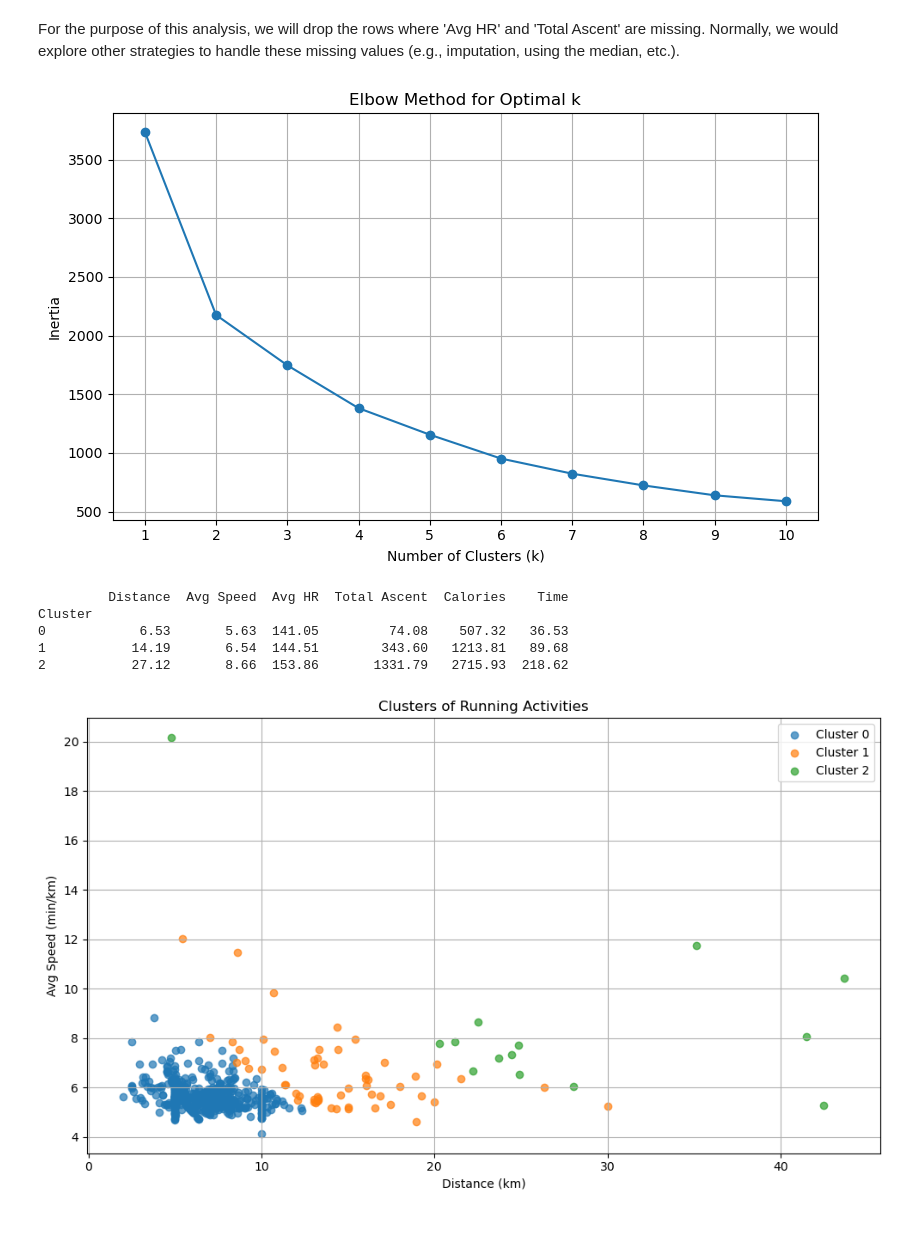
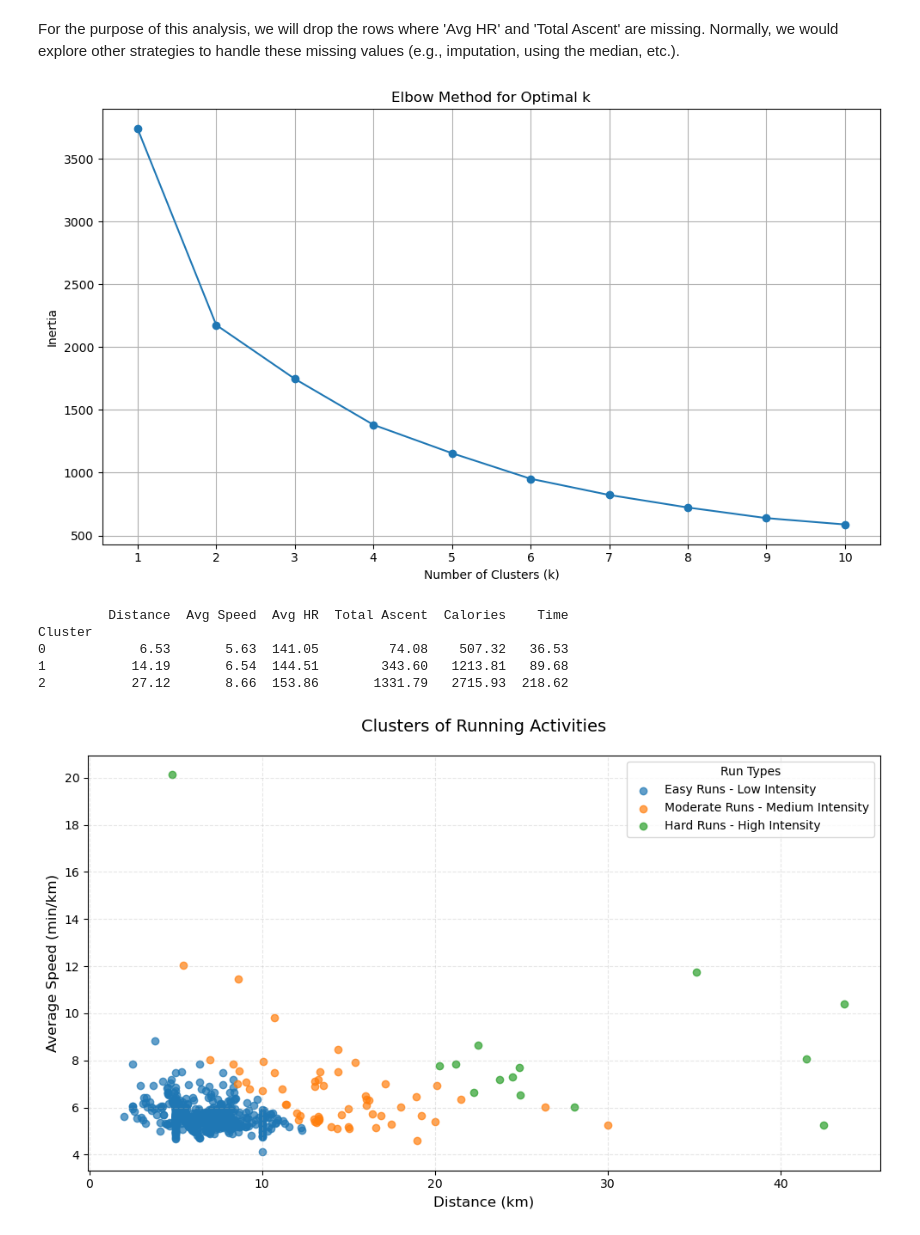
Before and after one commit to kostaskes/my-garmin-runs, a Jupyter notebook: running_analysis.ipynb, the cells around one changed output. Cells and saved outputs as stored; diff of their text form; code cells hidden in the pictures.

```diff
--- a/running_analysis.ipynb
+++ b/running_analysis.ipynb
@@ -469,24 +428,24 @@ scaler = StandardScaler()
 # apply scaling to our clustering data
 scaled_data = scaler.fit_transform(clustering_data)
 # %%
-# Try different numbers of clusters and record the inertia
+# try different numbers of clusters and record the inertia
 inertia = []
 K_range = range(1, 11)
 for k in K_range:
     kmeans = KMeans(n_clusters=k, random_state=42, n_init=10)
     kmeans.fit(scaled_data)
     inertia.append(kmeans.inertia_)
 
-# Plot the elbow curve
-plt.figure(figsize=(8, 5))
+# plot the elbow curve
+plt.figure(figsize=(10, 6))
 plt.plot(K_range, inertia, marker='o')
 plt.title('Elbow Method for Optimal k')
 plt.xlabel('Number of Clusters (k)')
 plt.ylabel('Inertia')
 plt.xticks(K_range)
 plt.grid(True)
 plt.tight_layout()
 plt.show()
 # %% [output]
-[figure, old version]
+[figure, new version]
 # %%
@@ -509,22 +468,34 @@ Cluster
 1           14.19       6.54  144.51        343.60   1213.81   89.68
 2           27.12       8.66  153.86       1331.79   2715.93  218.62
 # %%
-# Add cluster labels to original (scaled) dataset for plotting
+# add cluster labels to dataset for plotting
 clustered_data = clustering_data.copy()
 clustered_data['Cluster'] = kmeans.labels_
 
-# Plot Distance vs Avg Speed, colored by cluster
+# define cluster titles
+cluster_titles = {
+    0: "Easy Runs - Low Intensity",
+    1: "Moderate Runs - Medium Intensity",
+    2: "Hard Runs - High Intensity"
+}
+
+# plot Distance vs Avg Speed
 plt.figure(figsize=(10, 6))
 for cluster in clustered_data['Cluster'].unique():
     subset = clustered_data[clustered_data['Cluster'] == cluster]
-    plt.scatter(subset['Distance'], subset['Avg Speed'], label=f'Cluster {cluster}', alpha=0.7)
+    plt.scatter(subset['Distance'], subset['Avg Speed'],
+                label=f'{cluster_titles[cluster]}', alpha=0.7)
 
-plt.title('Clusters of Running Activities')
-plt.xlabel('Distance (km)')
-plt.ylabel('Avg Speed (min/km)')
-plt.legend()
-plt.grid(True)
+plt.title('Clusters of Running Activities', fontsize=14, pad=20)
+plt.xlabel('Distance (km)', fontsize=12)
+plt.ylabel('Average Speed (min/km)', fontsize=12)
+plt.legend(title='Run Types', fontsize=10)
+plt.grid(True, linestyle='--', alpha=0.3)
+
+# add some padding to prevent label cutoff
 plt.tight_layout()
+
+# show the plot
 plt.show()
 # %% [output]
-[figure, old version]
+[figure, new version]
```
Also changed, not shown: parts of 4 cells of this notebook.
